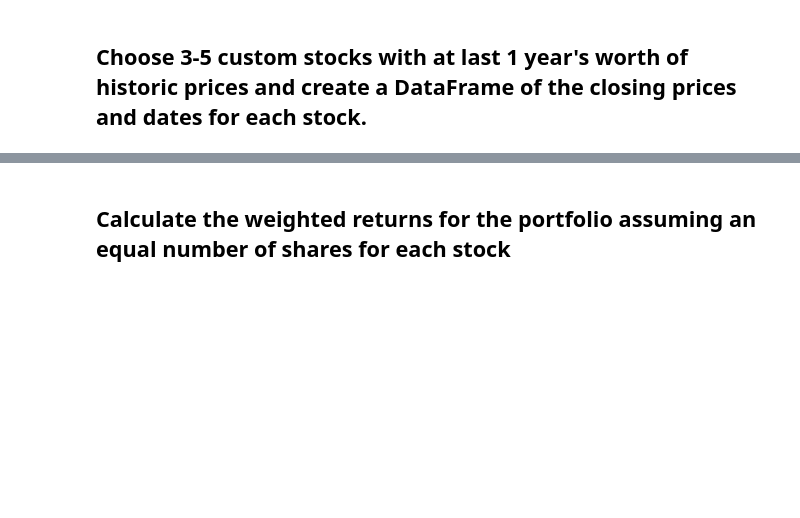
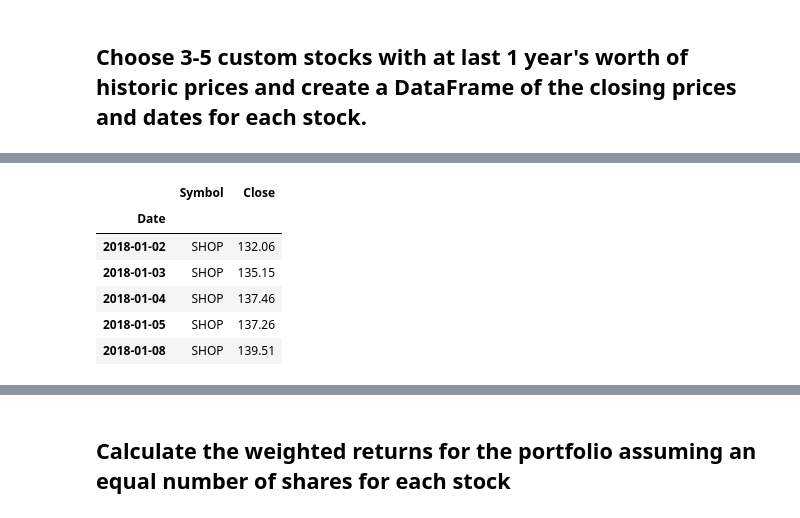
Before and after one commit to emilyblackstein/Module_4_Challenge, a Jupyter notebook: Starter_Code/whale_analysis.ipynb, the cells around one changed output, grey strips where cells are left out. Cells and saved outputs as stored; diff of their text form; code cells hidden in the pictures; blank space fills up the shorter version.

```diff
--- a/Starter_Code/whale_analysis.ipynb
+++ b/Starter_Code/whale_analysis.ipynb
@@ -441,2 +475,16 @@ In this section, you will build your own portfolio of stocks, calculate the retu
+# %%
+# Reading data from 3rd stock
+shop_returns = ("./Resources/shop_historical.csv")
+shop_returns = pd.read_csv(shop_returns, index_col="Date", infer_datetime_format=True, parse_dates=True)
+shop_returns = shop_returns.sort_index()
+shop_returns.head()
+# %% [output]
+|  | Symbol | Close |
+| Date |  |  |
+| 2018-01-02 | SHOP | 132.06 |
+| 2018-01-03 | SHOP | 135.15 |
+| 2018-01-04 | SHOP | 137.46 |
+| 2018-01-05 | SHOP | 137.26 |
+| 2018-01-08 | SHOP | 139.51 |
 # %%
 # Combine all stocks in a single DataFrame
```
Also changed, not shown: parts of 12 cells of this notebook.
